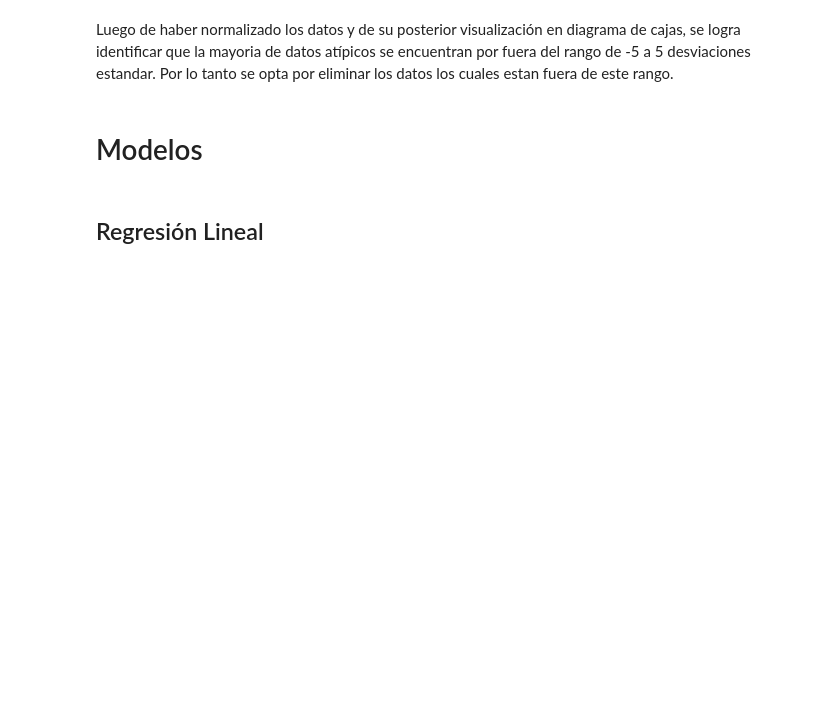
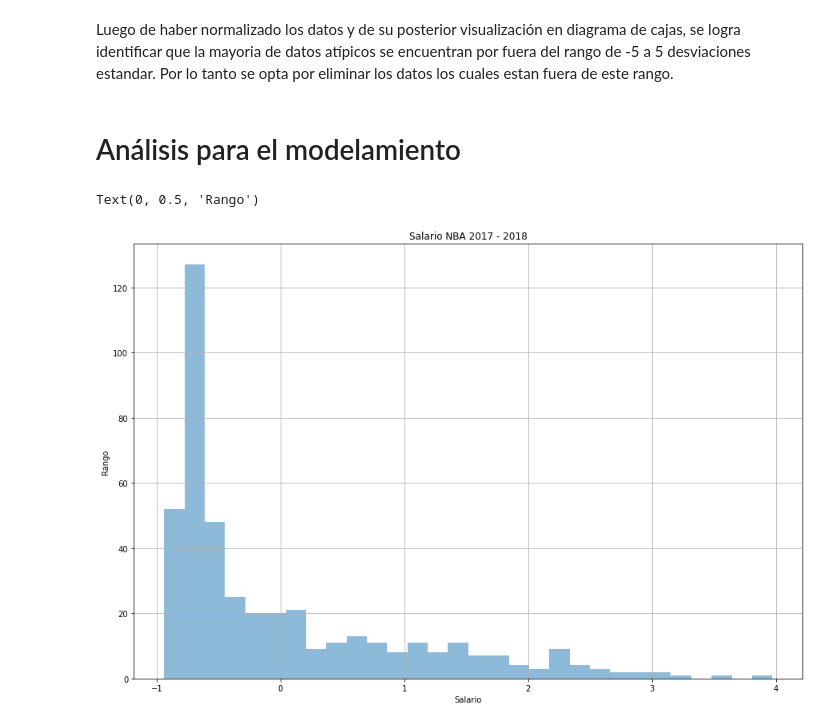
Before and after one commit to NicolasB2/NBA_Salaries, a Jupyter notebook: NBA Salary.ipynb, the cells around one changed output. Drawn from its saved outputs; the diff is of its cells as text; code cells hidden in the pictures; blank space fills up the shorter version.

```diff
--- a/NBA Salary.ipynb
+++ b/NBA Salary.ipynb
@@ -417,7 +421,13 @@ sn.boxplot( orient= "v", data=data[numHeaders[15:21]])
 [figure]
 # %% [markdown]
 Luego de haber normalizado los datos y de su posterior visualización en diagrama de cajas, se logra identificar que la mayoria de datos atípicos se encuentran por fuera del rango de -5 a 5 desviaciones estandar. Por lo tanto se opta por eliminar los datos los cuales estan fuera de este rango.
-# %% [markdown]
-# Modelos
-# %% [markdown]
-## Regresión Lineal
+# %% [markdown]
+# Análisis para el modelamiento
+# %%
+data.Salary.hist(bins=30, alpha=0.5)
+plt.title("Salario NBA 2017 - 2018")
+plt.xlabel("Salario")
+plt.ylabel("Rango")
+# %% [output]
+Text(0, 0.5, 'Rango')
+[figure, added]
```
Also changed, not shown: parts of 18 cells of this notebook.
